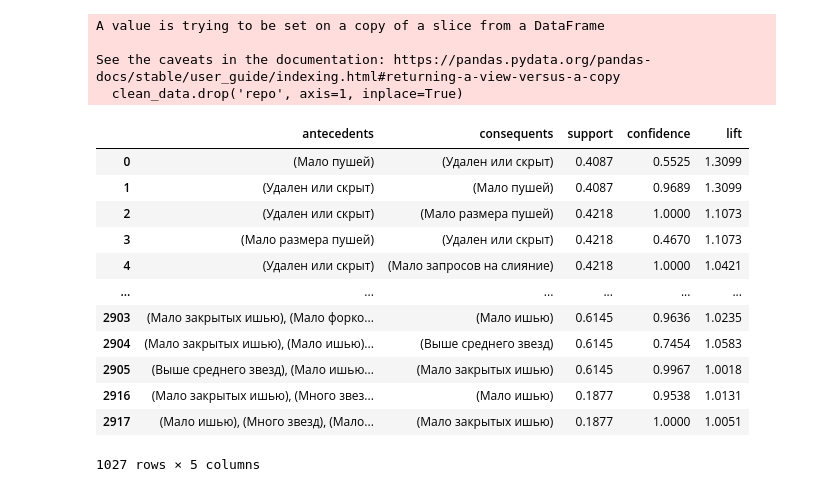
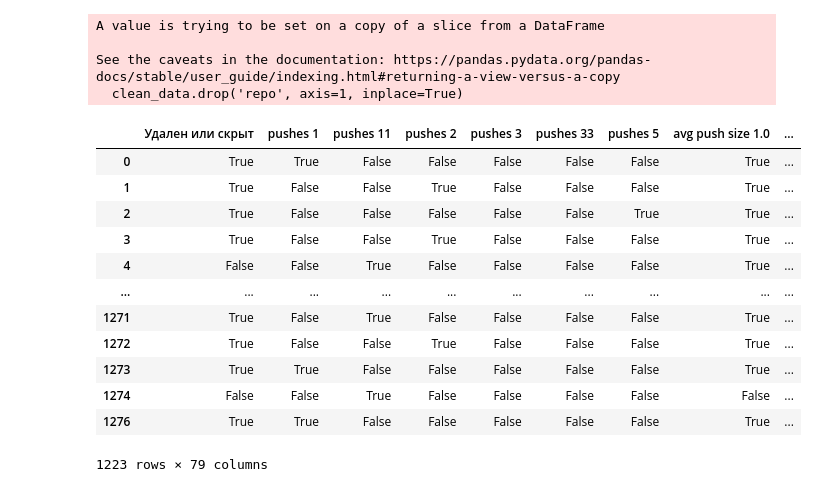
Before and after one commit to Santiperro/final-qualifying-work, a Jupyter notebook: project/program_test.ipynb, the cells around one changed output. Saved outputs shown, nothing was run; the diff lists cells and outputs as text; code cells hidden in the pictures.

```diff
--- a/project/program_test.ipynb
+++ b/project/program_test.ipynb
@@ -2,11 +2,8 @@
 from service_connector import ServiceConnector
 import asyncio
 import nest_asyncio
+nest_asyncio.apply()
 
 
-nest_asyncio.apply()
-quantile_values = [0.75, 0.85, 0.95, 0.99, 0.999]
 service_connector = ServiceConnector()
 loop = asyncio.get_event_loop()
-github_data = loop.run_until_complete(service_connector.get_data("2024-01-01", "2024-04-01", 1000))
-github_data
@@ -42,0 +10,4 @@ quantile_data
+# %%
+# Запрос данных о 4000 репозиторев за 4 месяца, которые имеют минимум 100 звезд
+github_data = loop.run_until_complete(service_connector.get_data("2024-01-01", "2024-04-01", 4000, 100))
+github_data
@@ -43,29 +42,27 @@ quantile_data
 # %%
 from github_data_converter import GithubDataConverter
 from pattern_miner import PatternMiner
 
 
+# Конвертирование в транзакции
 github_data_converter = GithubDataConverter()
-transactions = github_data_converter.convert_data_to_transactions(github_data, quantile_data)
-
-pattern_miner = PatternMiner()
-patterns = pattern_miner.mine_patterns(transactions, 0.1, 0.1, 1)
-patterns
+transactions = github_data_converter.convert_data_to_transactions(github_data, 'deciles')
+transactions
 # %% [output]
 A value is trying to be set on a copy of a slice from a DataFrame
 
 See the caveats in the documentation: https://pandas.pydata.org/pandas-docs/stable/user_guide/indexing.html#returning-a-view-versus-a-copy
   clean_data.drop('repo', axis=1, inplace=True)
-|  | antecedents | consequents | support | confidence | lift |
-| 0 | (Мало пушей) | (Удален или скрыт) | 0.4087 | 0.5525 | 1.3099 |
-| 1 | (Удален или скрыт) | (Мало пушей) | 0.4087 | 0.9689 | 1.3099 |
-| 2 | (Удален или скрыт) | (Мало размера пушей) | 0.4218 | 1.0000 | 1.1073 |
-| 3 | (Мало размера пушей) | (Удален или скрыт) | 0.4218 | 0.4670 | 1.1073 |
-| 4 | (Удален или скрыт) | (Мало запросов на слияние) | 0.4218 | 1.0000 | 1.0421 |
-| ... | ... | ... | ... | ... | ... |
-| 2903 | (Мало закрытых ишью), (Мало форко... | (Мало ишью) | 0.6145 | 0.9636 | 1.0235 |
-| 2904 | (Мало закрытых ишью), (Мало ишью)... | (Выше среднего звезд) | 0.6145 | 0.7454 | 1.0583 |
-| 2905 | (Выше среднего звезд), (Мало ишью... | (Мало закрытых ишью) | 0.6145 | 0.9967 | 1.0018 |
-| 2916 | (Мало закрытых ишью), (Много звез... | (Мало ишью) | 0.1877 | 0.9538 | 1.0131 |
-| 2917 | (Мало ишью), (Много звезд), (Мало... | (Мало закрытых ишью) | 0.1877 | 1.0000 | 1.0051 |
+|  | Удален или скрыт | pushes 1 | pushes 11 | pushes 2 | pushes 3 | pushes 33 | pushes 5 | avg push size 1.0 | ... |
+| 0 | True | True | False | False | False | False | False | True | ... |
+| 1 | True | False | False | True | False | False | False | True | ... |
+| 2 | True | False | False | False | False | False | True | True | ... |
+| 3 | True | False | False | True | False | False | False | True | ... |
+| 4 | False | False | True | False | False | False | False | True | ... |
+| ... | ... | ... | ... | ... | ... | ... | ... | ... | ... |
+| 1271 | True | False | True | False | False | False | False | True | ... |
+| 1272 | True | False | False | True | False | False | False | True | ... |
+| 1273 | True | True | False | False | False | False | False | True | ... |
+| 1274 | False | False | True | False | False | False | False | False | ... |
+| 1276 | True | True | False | False | False | False | False | True | ... |
-1027 rows × 5 columns
+1223 rows × 79 columns
```
Also changed, not shown: parts of 6 cells of this notebook, 19 other files.
